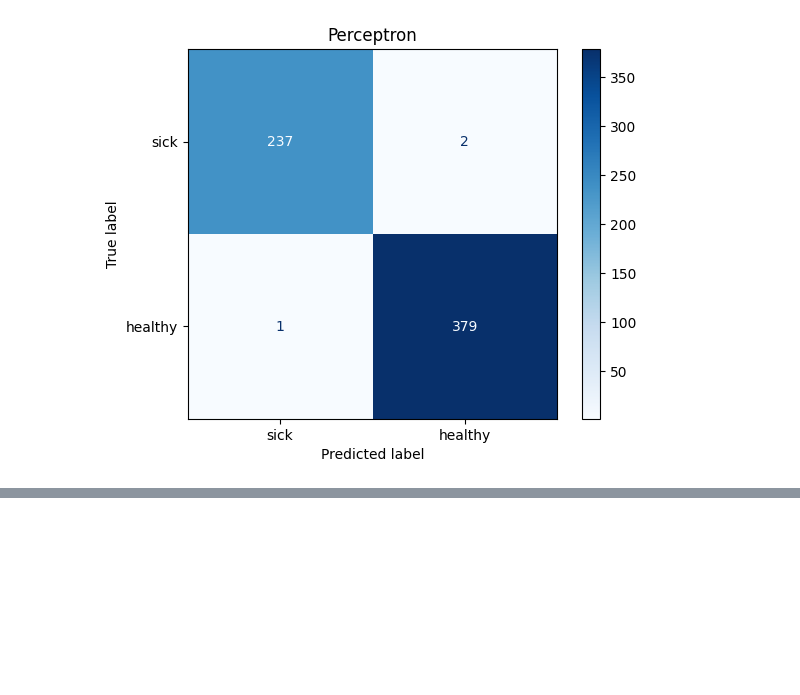
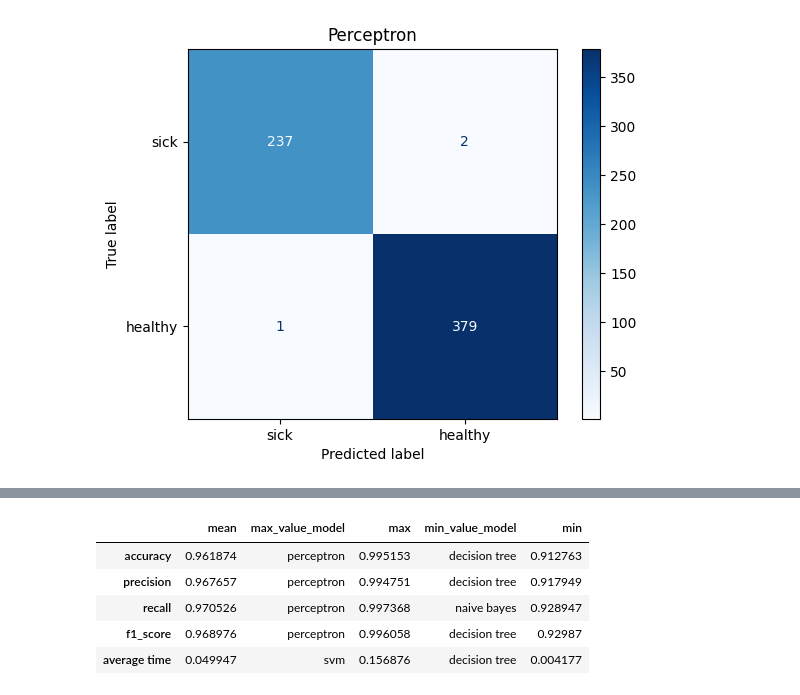
Before and after one commit to alex-bolshunov/Plant-Disease-Detection, a Jupyter notebook: plant_disease_modeling.ipynb, the cells around one changed output, grey strips where cells are left out. Cells and saved outputs as stored; diff of their text form; code cells hidden in the pictures; blank space fills up the shorter version.

```diff
--- a/plant_disease_modeling.ipynb
+++ b/plant_disease_modeling.ipynb
@@ -372,0 +408,12 @@ metrics.plot_confucion_matrix(y_test, y_pred, name.capitalize())
+# %%
+df_metrics_agg_columns = ["mean", "max_value_model", "max", "min_value_model", "min"]
+df_metrics_agg = df_metrics.agg(["mean", "idxmax", "max", "idxmin", "min"]).T
+df_metrics_agg.columns = df_metrics_agg_columns
+df_metrics_agg
+# %% [output]
+|  | mean | max_value_model | max | min_value_model | min |
+| accuracy | 0.961874 | perceptron | 0.995153 | decision tree | 0.912763 |
+| precision | 0.967657 | perceptron | 0.994751 | decision tree | 0.917949 |
+| recall | 0.970526 | perceptron | 0.997368 | naive bayes | 0.928947 |
+| f1_score | 0.968976 | perceptron | 0.996058 | decision tree | 0.92987 |
+| average time | 0.049947 | svm | 0.156876 | decision tree | 0.004177 |
```
Also changed, not shown: parts of 10 cells of this notebook.
